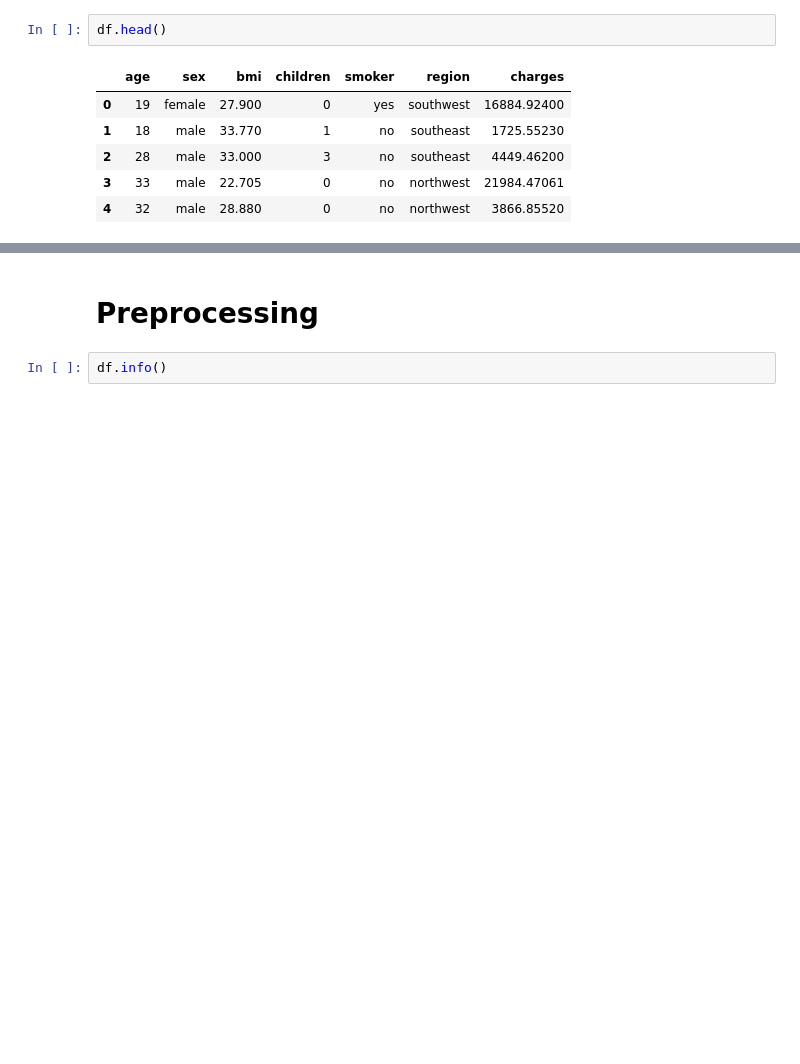
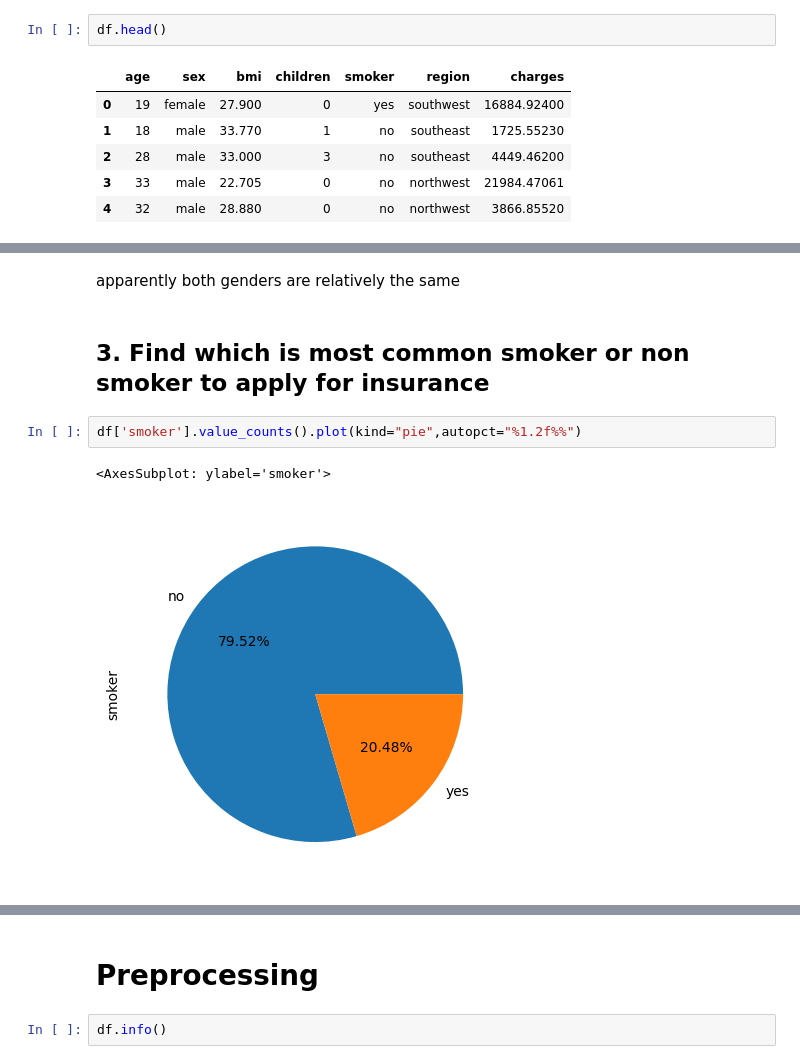
Before and after one commit to michaelhany510/ML-for-Robotics, a Jupyter notebook: Task-1-teams/Task1-Robotics.ipynb, the cells around one changed output, grey strips where cells are left out. Saved outputs shown, nothing was run; the diff lists cells and outputs as text; blank space fills up the shorter version.

```diff
--- a/Task-1-teams/Task1-Robotics.ipynb
+++ b/Task-1-teams/Task1-Robotics.ipynb
@@ -26,0 +152,9 @@ df.head()
+# %% [markdown]
+apparently both genders are relatively the same
+# %% [markdown]
+## 3. Find which is most common smoker or non smoker to apply for insurance
+# %%
+df['smoker'].value_counts().plot(kind="pie",autopct="%1.2f%%")
+# %% [output]
+<AxesSubplot: ylabel='smoker'>
+[figure, added]
```
Also changed, not shown: parts of 48 cells of this notebook.
